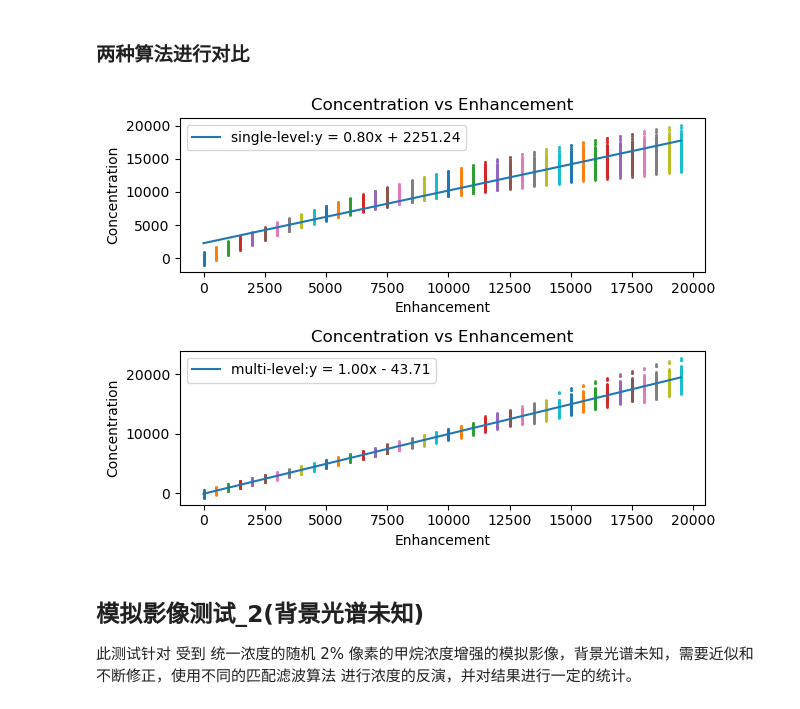
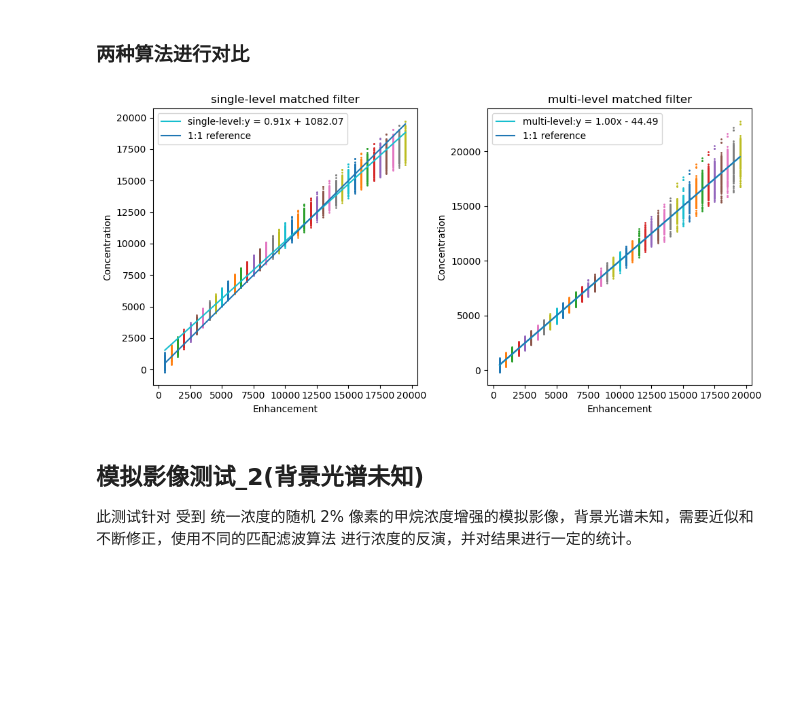
Before and after one commit to Emeric53/MF, a Jupyter notebook: MatchedFilter/algorithm_modification.ipynb, the cells around one changed output. Drawn from its saved outputs; the diff is of its cells as text; code cells hidden in the pictures; blank space fills up the shorter version.

```diff
--- a/MatchedFilter/algorithm_modification.ipynb
+++ b/MatchedFilter/algorithm_modification.ipynb
@@ -657,62 +561,55 @@ def imagelevel_test2_12():
     resultlist1 = []
     resultlist2 = []
 
-    # 读取 AHSI 单位吸收谱
-    uas_filepath = r"C:\\Users\\RS\\VSCode\\matchedfiltermethod\\MyData\\uas\\AHSI_UAS_end_40000.txt"
-    _,uas = nf.open_unit_absorption_spectrum(uas_filepath,2150,2500)
-
-    uaslist = []
-    uasrange = np.arange(0,46000,4000)
-    for i in uasrange:
-        ahsi_unit_absorption_spectrum_path = f"C:\\Users\\RS\\VSCode\\matchedfiltermethod\\MyData\\uas\\AHSI_UAS_{i}_{i+6000}.txt"
-        _,uas = nf.open_unit_absorption_spectrum(ahsi_unit_absorption_spectrum_path,2150,2500)
-        uaslist.append(uas)
 
     basefilepath = f"C:\\PcModWin5\\Bin\\batch\\AHSI_Methane_0_ppmm_tape7.txt"
     channels_path = r"C:\\Users\\RS\\VSCode\\matchedfiltermethod\\MyData\\AHSI_channels.npz"
     _,base_radiance = nf.get_simulated_satellite_radiance(basefilepath,channels_path,2150,2500)
 
-    fig,ax = plt.subplots(2,1)
-    enhancements = np.arange(0,20000,500)
+    # 读取 AHSI 单位吸收谱
+    uas_filepath = r"C:\\Users\\RS\\VSCode\\matchedfiltermethod\\MyData\\uas\\AHSI_UAS_end_36000.txt"
+    _,base_uas = nf.open_unit_absorption_spectrum(uas_filepath,2150,2500)
+
+    # 读取多层单位吸收光谱,并存储在列表中
+    uaslist = []
+    uasrange = np.arange(0,46000,4000)
+    for i in uasrange:
+        _,uas = gu.generate_range_uas_AHSI(i,i+6000,2150,2500)
+        uaslist.append(uas)
+
+
+    fig,ax = plt.subplots(1,2,figsize=(10,5))
+    enhancements = np.arange(500,20000,500)
     for enhancement in enhancements:
         simulated_image,enhanced_mask,unenhanced_mask = enhancement_2perc(enhancement)
 
         # 使用匹配滤波算法计算浓度增强
-        result = matched_filter_with_fixed_bg(base_radiance,simulated_image, uas)
+        result = matched_filter_with_fixed_bg(base_radiance,simulated_image, base_uas)
         enhanced = result[enhanced_mask]
         unenhanced = result[unenhanced_mask]
         resultlist1.append(np.mean(enhanced))
         ax[0].plot(enhancement*np.ones(len(enhanced)), enhanced, marker='o', markersize = 1, linestyle='None')
 
+        # 使用多层单位吸收光谱匹配滤波算法计算浓度增强
         result = ML_matched_filter_with_fixed_bg(base_radiance,simulated_image, uaslist)
         enhanced = result[enhanced_mask]
         unenhanced = result[unenhanced_mask]
         resultlist2.append(np.mean(enhanced))
         ax[1].plot(enhancement*np.ones(len(enhanced)), enhanced, marker='o', markersize = 1, linestyle='None')
 
     polyfit_plot(enhancements,resultlist1,ax[0],"single-level")
-    ax[0].legend()
-
     polyfit_plot(enhancements,resultlist2,ax[1],"multi-level")
-    ax[1].legend()
-
-    ax[0].set_xlabel("Enhancement")
-    ax[0].set_ylabel("Concentration")
-    ax[0].set_title("Concentration vs Enhancement")
-    ax[0].legend()
-
-    ax[1].set_xlabel("Enhancement")
-    ax[1].set_ylabel("Concentration")
-    ax[1].set_title("Concentration vs Enhancement")
-    ax[1].legend()
-
+    ax[0].plot(enhancements,enhancements,label="1:1 reference")
+    ax[1].plot(enhancements,enhancements,label="1:1 reference")
+    set_plot_details(ax[0], "single-level matched filter", "Enhancement", "Concentration")
+    set_plot_details(ax[1], "multi-level matched filter", "Enhancement", "Concentration")
     plt.tight_layout()
     plt.show()
     return resultlist1,resultlist2
 
 resultlist1,resultlist2 = imagelevel_test2_12()
 # %% [output]
-[figure, old version]
+[figure, new version]
 # %% [markdown]
 ## 模拟影像测试_2(背景光谱未知)
 此测试针对 受到 统一浓度的随机 2% 像素的甲烷浓度增强的模拟影像，背景光谱未知，需要近似和不断修正，使用不同的匹配滤波算法
```
Also changed, not shown: parts of 16 cells of this notebook.
